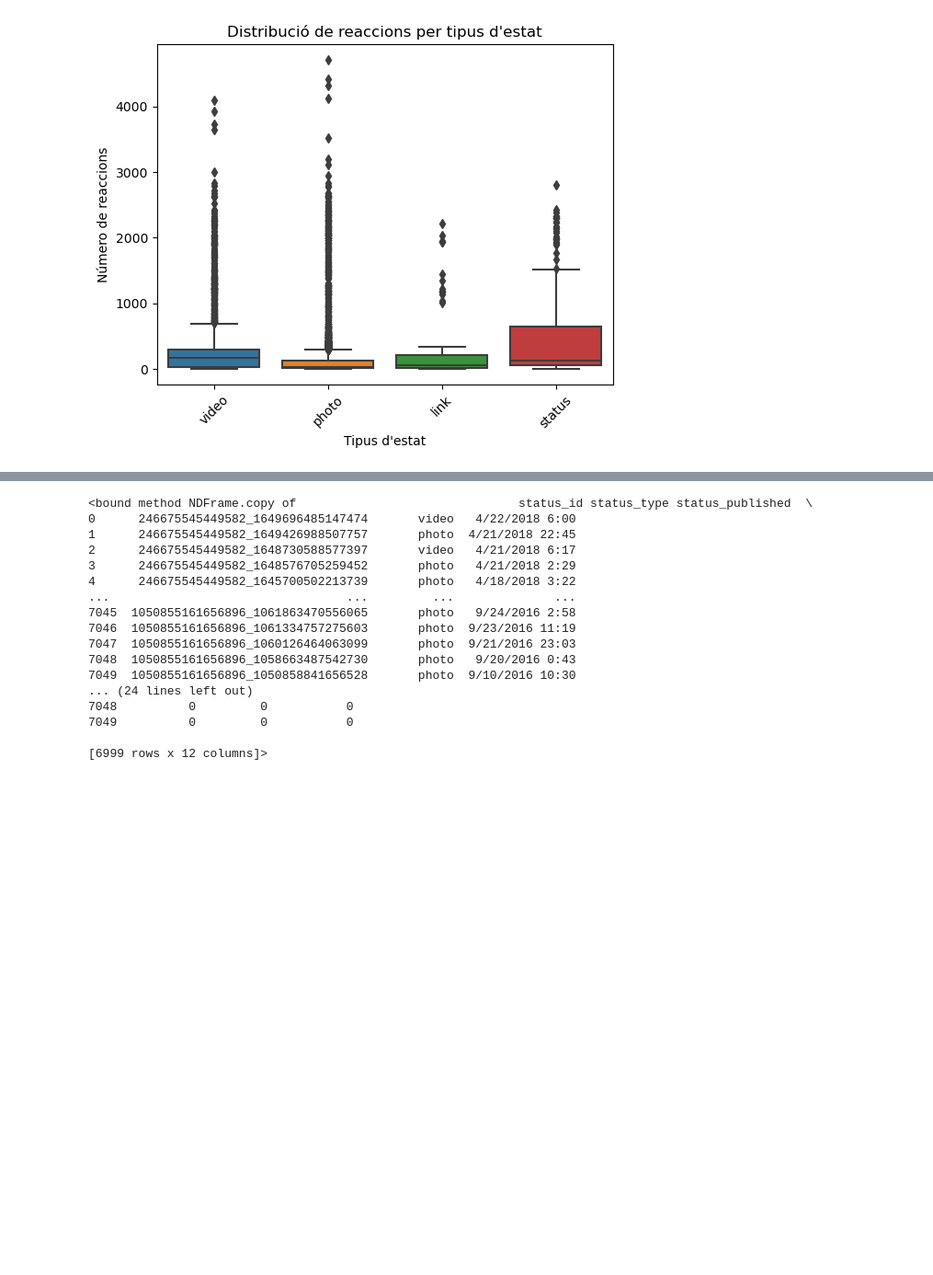
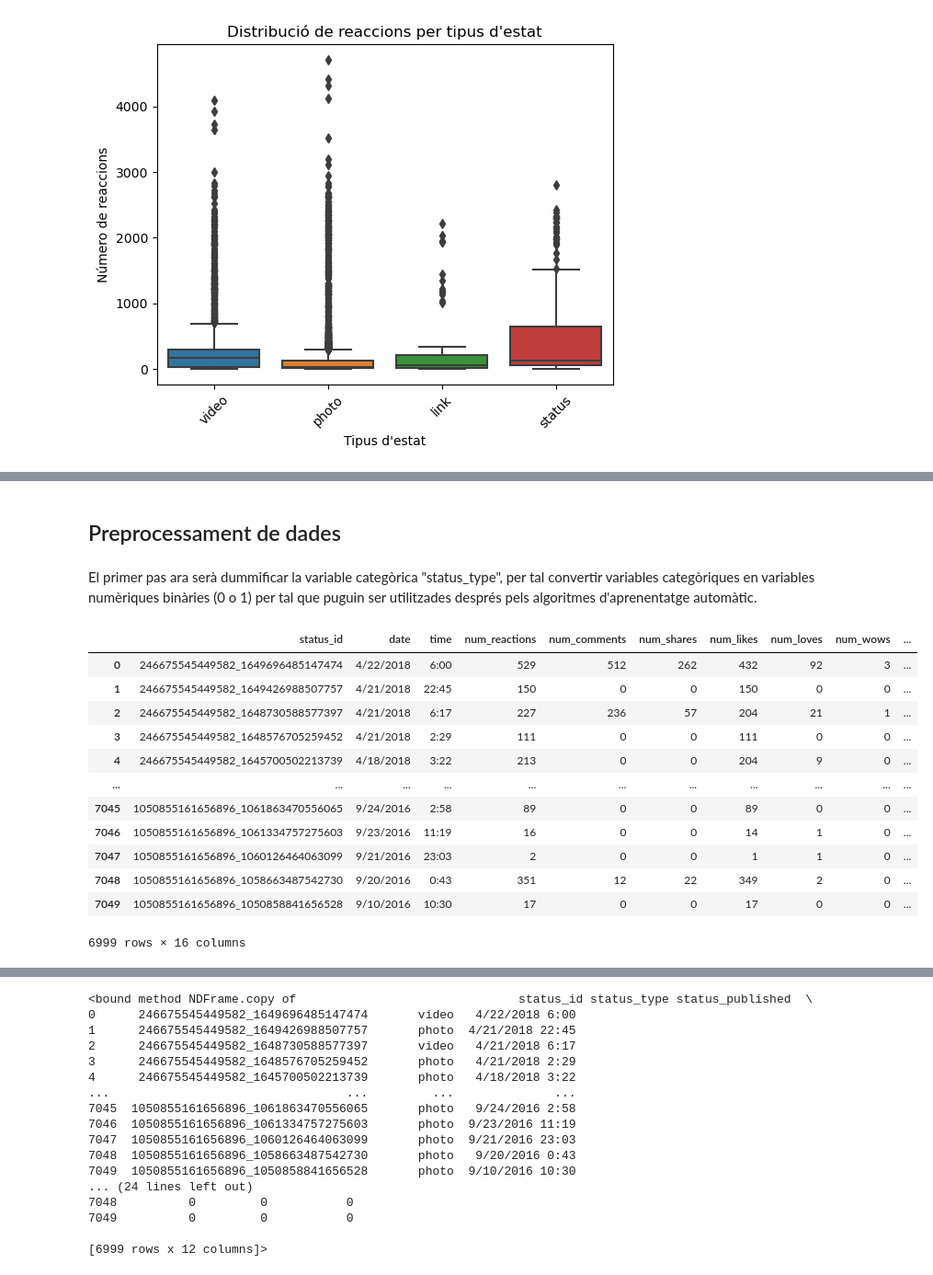
Before and after one commit to edaimon/ML_unsupervised, a Jupyter notebook: T8.1.ipynb, the cells around one changed output, grey strips where cells are left out. Shown at 92% size. Saved outputs shown, nothing was run; the diff lists cells and outputs as text; code cells hidden in the pictures; blank space fills up the shorter version.

```diff
--- a/T8.1.ipynb
+++ b/T8.1.ipynb
@@ -320,0 +410,21 @@ plt.show()
+# %% [markdown]
+## Preprocessament de dades
+# %% [markdown]
+El primer pas ara serà dummificar la variable categòrica "status_type", per tal convertir variables categòriques en variables numèriques binàries (0 o 1) per tal que puguin ser utilitzades després pels algoritmes d'aprenentatge automàtic.
+# %%
+df = pd.get_dummies(df, prefix= 'type', columns = ["status_type"])
+df
+# %% [output]
+|  | status_id | date | time | num_reactions | num_comments | num_shares | num_likes | num_loves | num_wows | ... |
+| 0 | 246675545449582_1649696485147474 | 4/22/2018 | 6:00 | 529 | 512 | 262 | 432 | 92 | 3 | ... |
+| 1 | 246675545449582_1649426988507757 | 4/21/2018 | 22:45 | 150 | 0 | 0 | 150 | 0 | 0 | ... |
+| 2 | 246675545449582_1648730588577397 | 4/21/2018 | 6:17 | 227 | 236 | 57 | 204 | 21 | 1 | ... |
+| 3 | 246675545449582_1648576705259452 | 4/21/2018 | 2:29 | 111 | 0 | 0 | 111 | 0 | 0 | ... |
+| 4 | 246675545449582_1645700502213739 | 4/18/2018 | 3:22 | 213 | 0 | 0 | 204 | 9 | 0 | ... |
+| ... | ... | ... | ... | ... | ... | ... | ... | ... | ... | ... |
+| 7045 | 1050855161656896_1061863470556065 | 9/24/2016 | 2:58 | 89 | 0 | 0 | 89 | 0 | 0 | ... |
+| 7046 | 1050855161656896_1061334757275603 | 9/23/2016 | 11:19 | 16 | 0 | 0 | 14 | 1 | 0 | ... |
+| 7047 | 1050855161656896_1060126464063099 | 9/21/2016 | 23:03 | 2 | 0 | 0 | 1 | 1 | 0 | ... |
+| 7048 | 1050855161656896_1058663487542730 | 9/20/2016 | 0:43 | 351 | 12 | 22 | 349 | 2 | 0 | ... |
+| 7049 | 1050855161656896_1050858841656528 | 9/10/2016 | 10:30 | 17 | 0 | 0 | 17 | 0 | 0 | ... |
+6999 rows × 16 columns
```
Also changed, not shown: parts of 26 cells of this notebook.
